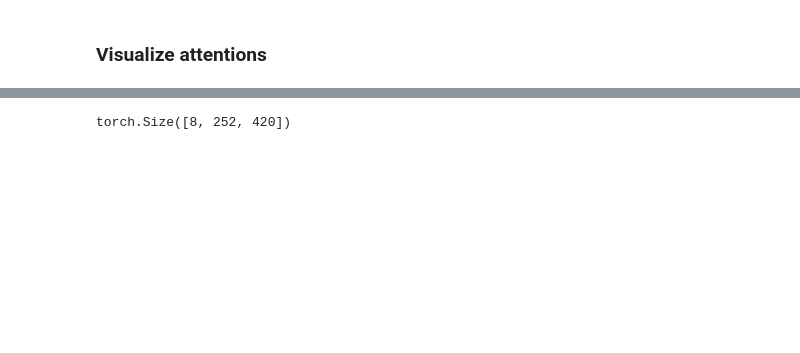
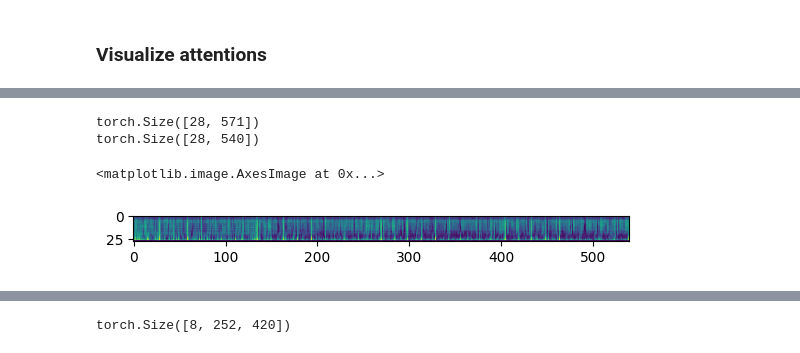
Before and after one commit to bpiyush/CaReBench, a Jupyter notebook: mllm4emb/attention_visualisation.ipynb, the cells around one changed output, grey strips where cells are left out. Saved outputs shown, nothing was run; the diff lists cells and outputs as text; code cells hidden in the pictures; blank space fills up the shorter version.

```diff
--- a/mllm4emb/attention_visualisation.ipynb
+++ b/mllm4emb/attention_visualisation.ipynb
@@ -79,0 +130,15 @@ From v4.47 onwards, when a model cache is to be returned, `generate` will return
+# %%
+ls = einops.rearrange(compute_sink_score(einops.rearrange(hidden_states_lsd, "l s d -> (l s) d")), "(l s) -> l s", l=len(hidden_states_lsd))
+print(ls.shape)
+
+vs = m['visual_start']
+ve = m['visual_end_exclusive']
+ls_v = ls[:, vs:ve]
+print(ls_v.shape)
+
+plt.imshow(ls_v)
+# %% [output]
+torch.Size([28, 571])
+torch.Size([28, 540])
+<matplotlib.image.AxesImage at 0x...>
+[figure, added]
```
Also changed, not shown: parts of 14 cells of this notebook, 4 other files.
